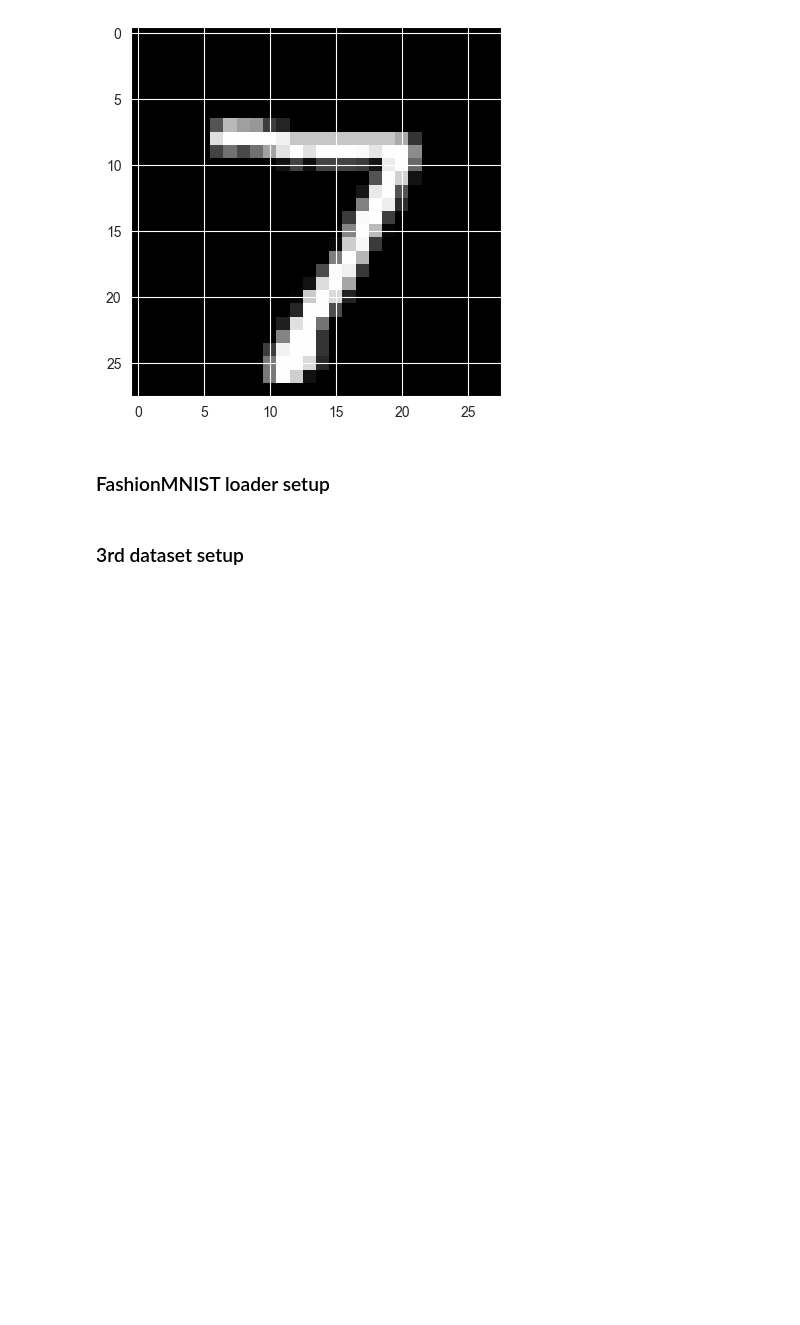
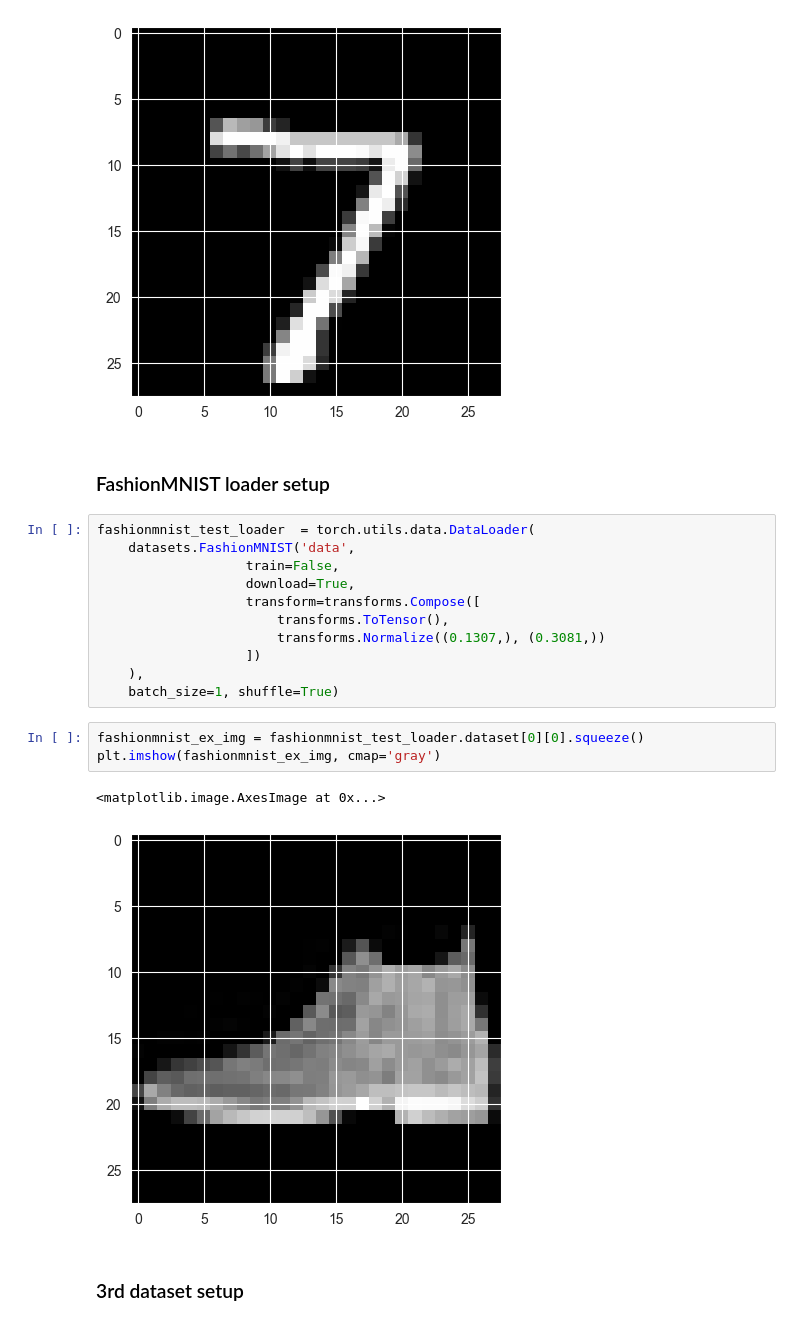
Before and after one commit to TannerAGraves/FW-variants-for-WB-Adversarial-Attacks, a Jupyter notebook: AA draft.ipynb, the cells around one changed output. Cells and saved outputs as stored; diff of their text form; blank space fills up the shorter version.

```diff
--- a/AA draft.ipynb
+++ b/AA draft.ipynb
@@ -41,6 +42,23 @@ plt.imshow(ex_img, cmap='gray')
 [figure]
 # %% [markdown]
 ### FashionMNIST loader setup
+# %%
+fashionmnist_test_loader  = torch.utils.data.DataLoader(
+    datasets.FashionMNIST('data',
+                   train=False,
+                   download=True,
+                   transform=transforms.Compose([
+                       transforms.ToTensor(),
+                       transforms.Normalize((0.1307,), (0.3081,))
+                   ])
+    ),
+    batch_size=1, shuffle=True)
+# %%
+fashionmnist_ex_img = fashionmnist_test_loader.dataset[0][0].squeeze()
+plt.imshow(fashionmnist_ex_img, cmap='gray')
+# %% [output]
+<matplotlib.image.AxesImage at 0x...>
+[figure, added]
 # %% [markdown]
 ### 3rd dataset setup
 # %% [markdown]
```
Also changed, not shown: parts of 23 cells of this notebook.
